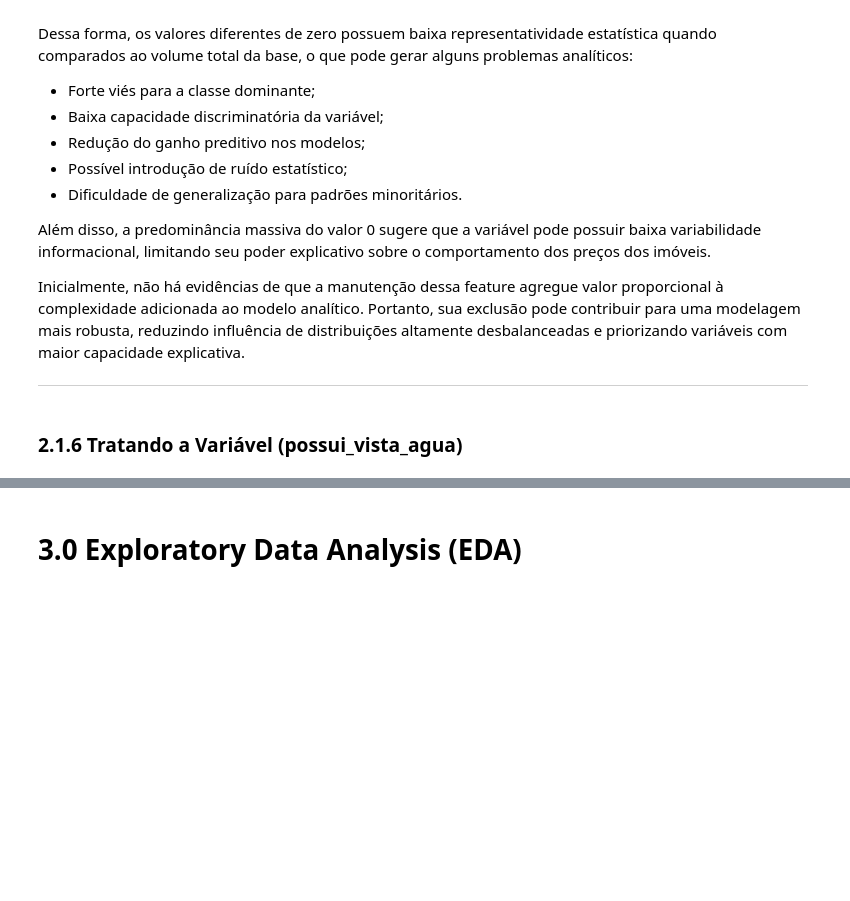
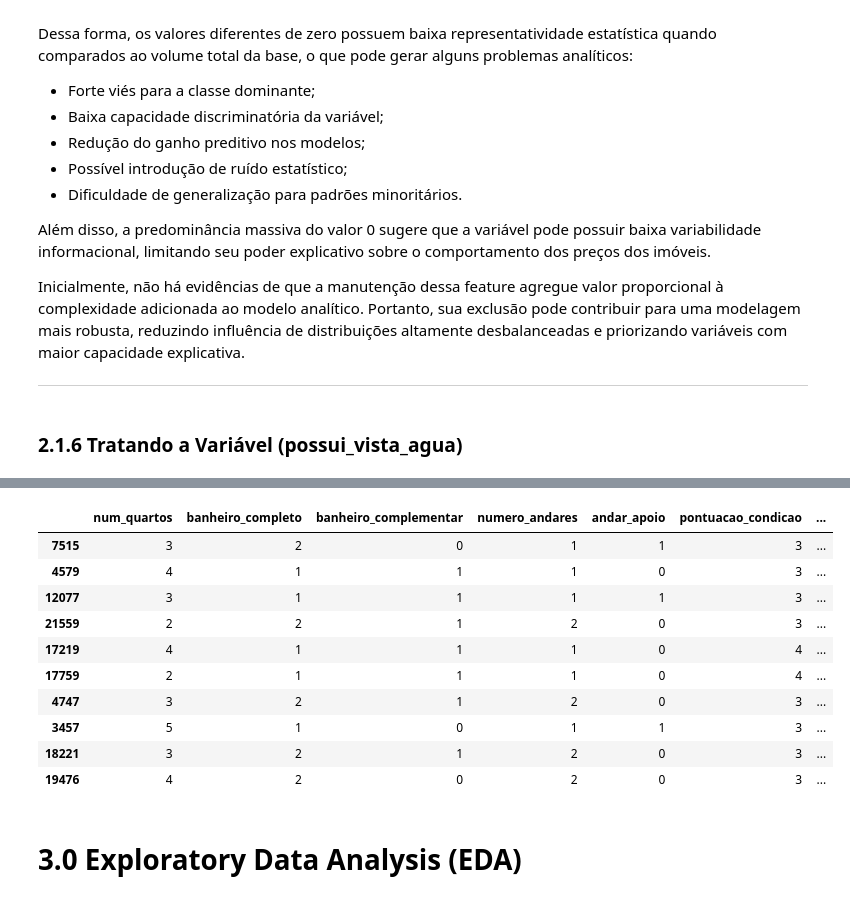
Before and after one commit to RicardodeSouzaSilva/Real_Estate_Pricing_Intelligence, a Jupyter notebook: Real_Estate_Pricing_Intelligence_2.1.ipynb, the cells around one changed output, grey strips where cells are left out. Drawn from its saved outputs; the diff is of its cells as text; code cells hidden in the pictures; blank space fills up the shorter version.

```diff
--- a/Real_Estate_Pricing_Intelligence_2.1.ipynb
+++ b/Real_Estate_Pricing_Intelligence_2.1.ipynb
@@ -771,3 +918,58 @@ Name: count, dtype: int64
+# %%
+# Lista com a ordem desejada das variáveis, organizada de forma mais intuitiva:
+# 1. Características internas do imóvel
+# 2. Estrutura física
+# 3. Áreas do imóvel
+# 4. Informações de localização e contexto
+# 5. Variável alvo ao final
+
+dados_organizados = [
+    # Características internas
+    'num_quartos',
+    'banheiro_completo',
+    'banheiro_complementar',
+    'numero_andares',
+    'andar_apoio',
+
+    # Qualidade e condição
+    'pontuacao_condicao',
+    'classificacao_construcao',
+    'idade_imovel',
+
+    # Áreas internas
+    'area_util_pes2',
+    'area_acima_solo_pes2',
+    'area_porao_pes2',
+
+    # Área externa
+    'area_terreno_pes2',
+
+    # Informações da vizinhança
+    'area_media_vizinhos_pes2',
+    'area_terreno_media_vizinhos_pes2',
+
+    # Localização
+    'codigo_postal',
+
+    # Variável alvo
+    'preco_venda'
+]
+# Reorganiza as colunas do dataset conforme a ordem definida acima
+dataset = dataset.reindex(columns=dados_organizados)
+# %%
+dataset.sample(10)
+# %% [output]
+|  | num_quartos | banheiro_completo | banheiro_complementar | numero_andares | andar_apoio | pontuacao_condicao | ... |
+| 7515 | 3 | 2 | 0 | 1 | 1 | 3 | ... |
+| 4579 | 4 | 1 | 1 | 1 | 0 | 3 | ... |
+| 12077 | 3 | 1 | 1 | 1 | 1 | 3 | ... |
+| 21559 | 2 | 2 | 1 | 2 | 0 | 3 | ... |
+| 17219 | 4 | 1 | 1 | 1 | 0 | 4 | ... |
+| 17759 | 2 | 1 | 1 | 1 | 0 | 4 | ... |
+| 4747 | 3 | 2 | 1 | 2 | 0 | 3 | ... |
+| 3457 | 5 | 1 | 0 | 1 | 1 | 3 | ... |
+| 18221 | 3 | 2 | 1 | 2 | 0 | 3 | ... |
+| 19476 | 4 | 2 | 0 | 2 | 0 | 3 | ... |
 # %% [markdown]
 # 3.0 Exploratory Data Analysis (EDA)
 # %% [markdown]
```
Also changed, not shown: parts of 21 cells of this notebook.
